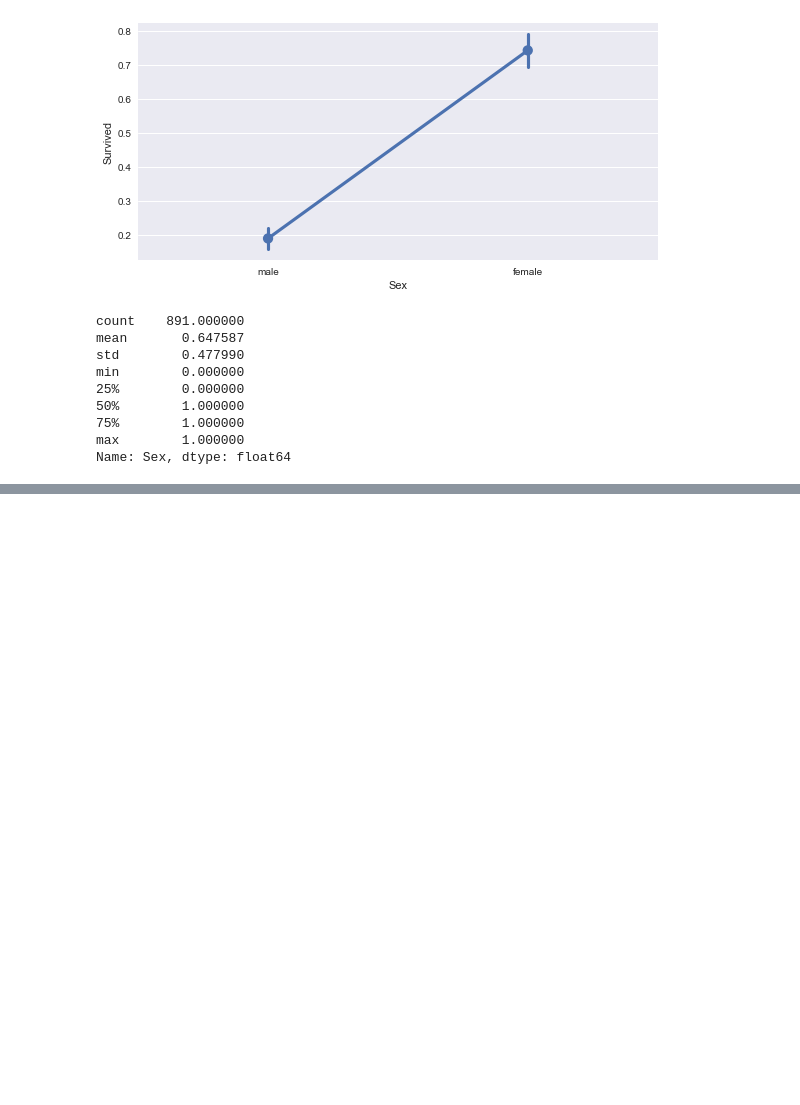
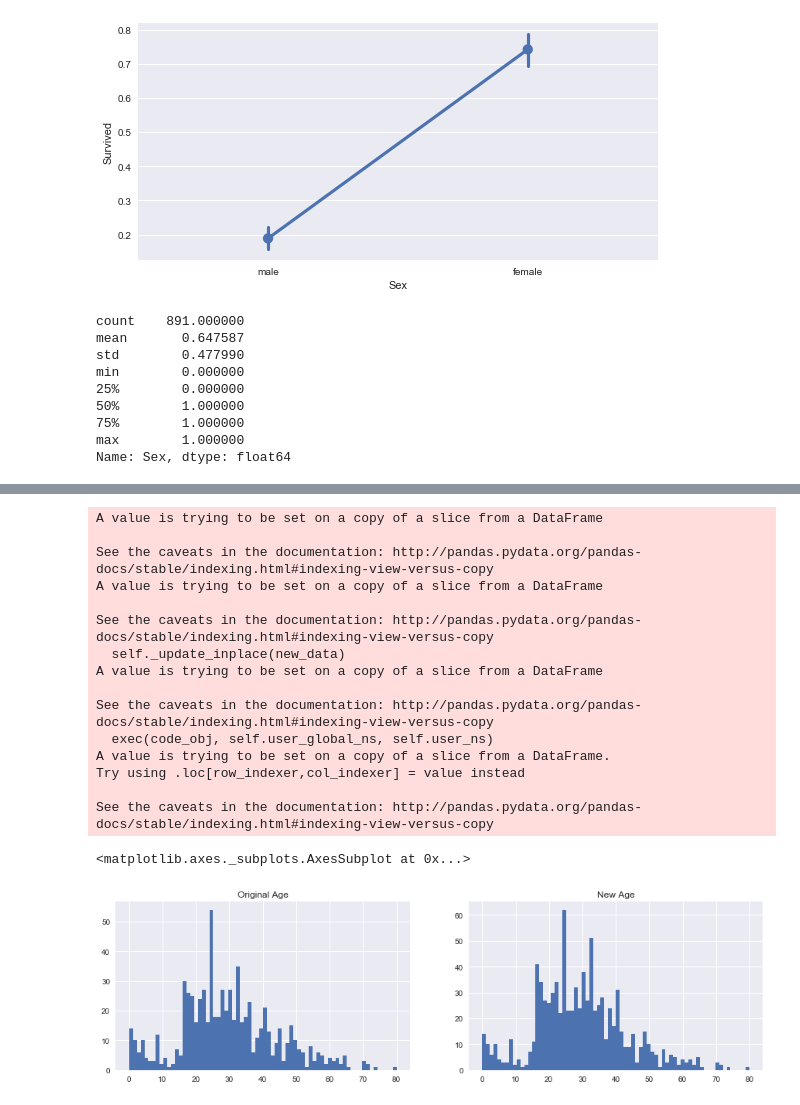
Before and after one commit to zhongzishi/Python-learning-notebooks, a Jupyter notebook: Kaggle/Titanic/Titanic.ipynb, the cells around one changed output, grey strips where cells are left out. Cells and saved outputs as stored; diff of their text form; code cells hidden in the pictures; blank space fills up the shorter version.

```diff
--- a/Kaggle/Titanic/Titanic.ipynb
+++ b/Kaggle/Titanic/Titanic.ipynb
@@ -97,0 +110,33 @@ Name: Sex, dtype: float64
+# %%
+fig, (axis1,axis2) = plt.subplots(1,2,figsize=(15,4))
+axis1.set_title('Original Age')
+axis2.set_title('New Age')
+
+age_std = trainSet['Age'].std()
+age_mean = trainSet['Age'].mean()
+size = trainSet['Age'].isnull().sum()
+age = trainSet[['Age','Survived']]
+age['Age'].dropna().astype(int).hist(bins=70,ax=axis1)
+
+fillvalues=np.random.randint(age_mean-age_std,age_mean+age_std,size=size)
+age['Age'][np.isnan(age['Age'])] = fillvalues
+age['Age'] = age['Age'].astype(int)
+age['Age'].hist(bins=70,ax=axis2)
+# %% [output]
+A value is trying to be set on a copy of a slice from a DataFrame
+
+See the caveats in the documentation: http://pandas.pydata.org/pandas-docs/stable/indexing.html#indexing-view-versus-copy
+A value is trying to be set on a copy of a slice from a DataFrame
+
+See the caveats in the documentation: http://pandas.pydata.org/pandas-docs/stable/indexing.html#indexing-view-versus-copy
+  self._update_inplace(new_data)
+A value is trying to be set on a copy of a slice from a DataFrame
+
+See the caveats in the documentation: http://pandas.pydata.org/pandas-docs/stable/indexing.html#indexing-view-versus-copy
+  exec(code_obj, self.user_global_ns, self.user_ns)
+A value is trying to be set on a copy of a slice from a DataFrame.
+Try using .loc[row_indexer,col_indexer] = value instead
+
+See the caveats in the documentation: http://pandas.pydata.org/pandas-docs/stable/indexing.html#indexing-view-versus-copy
+<matplotlib.axes._subplots.AxesSubplot at 0x...>
+[figure, added]
```
Also changed, not shown: parts of 3 cells of this notebook, 1 other file.
